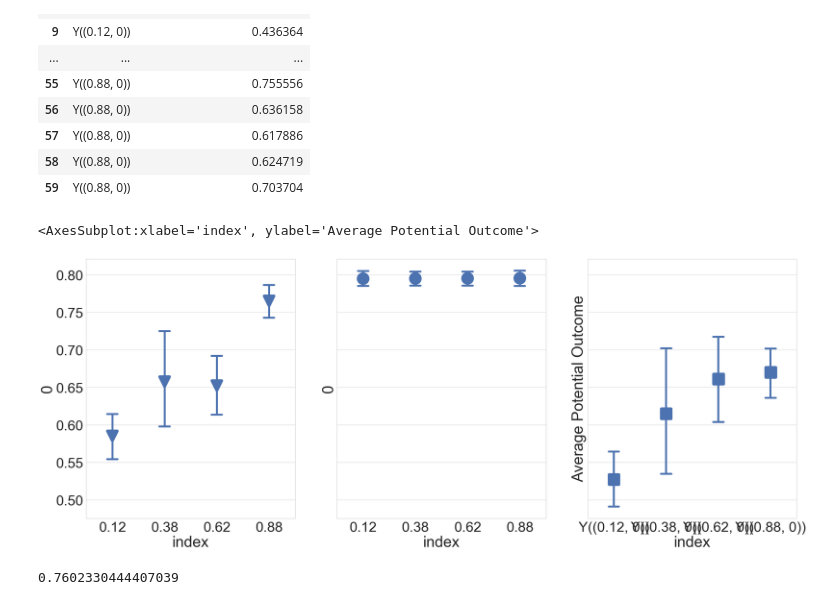
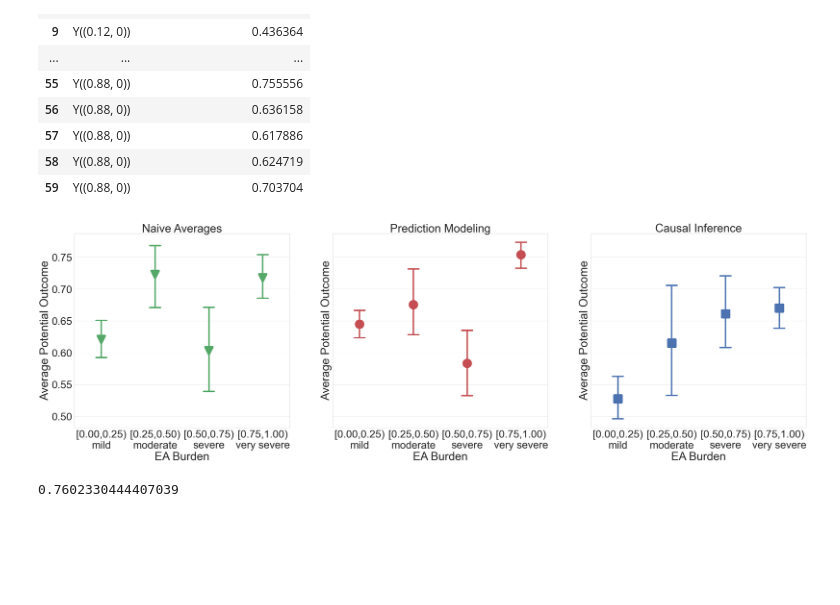
Before and after one commit to Hockey86/iic_causal_inference, a Jupyter notebook: aim2/max_iic.ipynb, the cells around one changed output. Drawn from its saved outputs; the diff is of its cells as text; code cells hidden in the pictures; blank space fills up the shorter version.

```diff
--- a/aim2/max_iic.ipynb
+++ b/aim2/max_iic.ipynb
@@ -607,19 +607,29 @@ for repeat in range(10):
     est_naive_ = est_naive_.T
     est_naive = est_naive.append(est_naive_)
 # %%
-fig,ax = plt.subplots(figsize=(40,15),ncols=3,sharey=True)
+fig,ax = plt.subplots(figsize=(55,15),ncols=3,sharey=True,sharex=True)
 sns.pointplot(data=est_naive.reset_index(),
              x='index',y=0,ax=ax[0],join=False,
-             capsize=.2,markers=['v'],dodge=0.25,scale = 4.5,errwidth=6,ci=90)
+             capsize=.2,markers=['v'],dodge=0.25,scale = 4.5,errwidth=6,ci=90,color='C2')
 sns.pointplot(data=est_lr.reset_index(),
              x='index',y=0,ax=ax[1],join=False,
-             capsize=.2,markers=['o'],dodge=0.25,scale = 4.5,errwidth=6,ci=90)
+             capsize=.2,markers=['o'],dodge=0.25,scale = 4.5,errwidth=6,ci=90,color='C3')
 sns.pointplot(data=malts_res,
              x='index',y='Average Potential Outcome',ax=ax[2],join=False,
              capsize=.2,markers=['s'],dodge=0.25,scale = 4.5,errwidth=6,ci=90)
+ax[0].set_ylabel('Average Potential Outcome')
+ax[1].set_ylabel('Average Potential Outcome')
+ax[0].set_xlabel('EA Burden')
+ax[1].set_xlabel('EA Burden')
+ax[2].set_xlabel('EA Burden')
+ax[0].set_title('Naive Averages')
+ax[1].set_title('Prediction Modeling')
+ax[2].set_title('Causal Inference')
+level_eng = ['mild','moderate','severe','very severe']
+plt.xticks(np.arange(len(thresholds)-1),['[%.2f,%.2f)\n%s'%(thresholds[i-1],thresholds[i],level_eng[i-1]) for i in range(1,len(thresholds)) ])
+fig.savefig('max_reg.png')
 # %% [output]
-<AxesSubplot:xlabel='index', ylabel='Average Potential Outcome'>
-[figure, old version]
+[figure, new version]
 # %%
  np.mean(lr_model.predict_proba(data_bootstrap.drop(columns=['Y']))[:,1])
 # %% [output]
```
Also changed, not shown: 1 other file.
